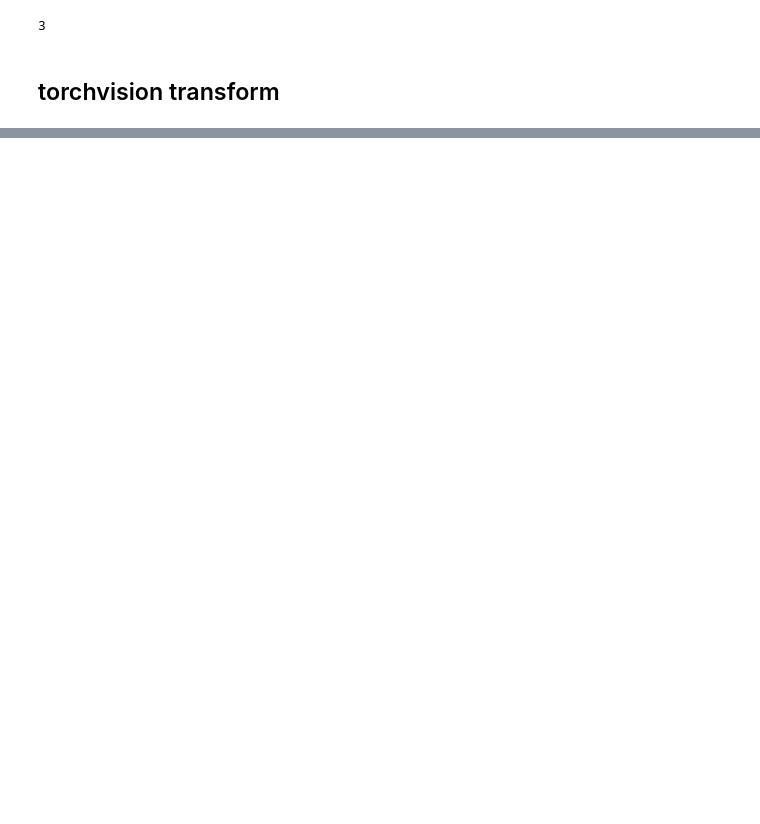
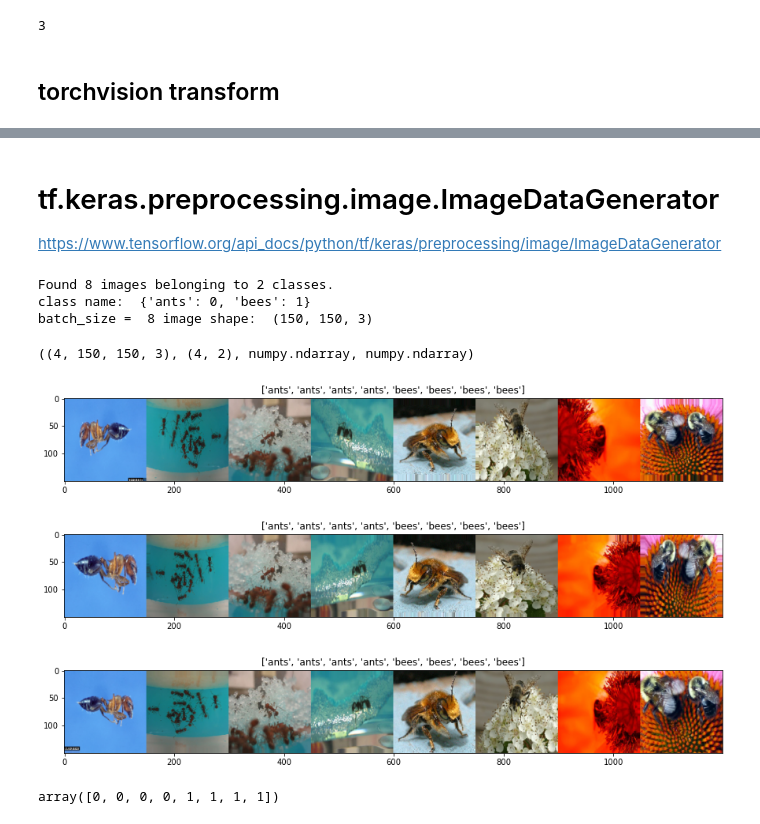
Before and after one commit to hccho2/hccho2FirstGitProject, a Jupyter notebook: torch_files/torchvision_transforms.ipynb, the cells around one changed output, grey strips where cells are left out. Saved outputs shown, nothing was run; the diff lists cells and outputs as text; code cells hidden in the pictures; blank space fills up the shorter version.

```diff
--- a/torch_files/torchvision_transforms.ipynb
+++ b/torch_files/torchvision_transforms.ipynb
@@ -98,0 +107,3 @@ tensor([-0.0039,  0.1846,  0.4186])
+# %% [markdown]
+# tf.keras.preprocessing.image.ImageDataGenerator
+https://www.tensorflow.org/api_docs/python/tf/keras/preprocessing/image/ImageDataGenerator
@@ -98,0 +113,39 @@ tensor([-0.0039,  0.1846,  0.4186])
+# %%
+data_dir = r'D:\hccho\CommonDataset\hymenoptera_data\small'   # 테스트를 위해, data몇개만 모아, 작은 dataset을 만듬.
+
+train_datagen = ImageDataGenerator(rescale=1./255, shear_range=0.2, zoom_range=0.2, horizontal_flip=True)
+#test_datagen = ImageDataGenerator(rescale=1./255)
+train_generator = train_datagen.flow_from_directory(data_dir, target_size=(150, 150), batch_size=8,class_mode='categorical',shuffle=False)
+
+print('class name: ', train_generator.class_indices)  # list(train_generator.class_indices) ==> ['ants', 'bees']
+
+print('batch_size = ',  train_generator.batch_size, 'image shape: ', train_generator.image_shape)
+# %% [output]
+Found 8 images belonging to 2 classes.
+class name:  {'ants': 0, 'bees': 1}
+batch_size =  8 image shape:  (150, 150, 3)
+# %%
+iterator = iter(train_generator)
+x,y = iterator.next()
+# %%
+x.shape, y.shape, type(x), type(y)
+# %% [output]
+((4, 150, 150, 3), (4, 2), numpy.ndarray, numpy.ndarray)
+# %%
+class_names = list(train_generator.class_indices.keys())
+for i in range(3):
+    inputs, classes = next(iter(train_generator))
+    inputs = np.concatenate(inputs, axis=1)  # (N,150,150,3)  ==> (150,750,3)
+    classes = classes.argmax(axis=-1)
+    plt.figure(figsize=(15,35))
+    plt.imshow(inputs)
+    plt.title([class_names[x] for x in classes])
+    plt.show()
+# %% [output]
+[figure, added]
+[figure, added]
+[figure, added]
+# %%
+train_generator.classes
+# %% [output]
+array([0, 0, 0, 0, 1, 1, 1, 1])
```
Also changed, not shown: parts of 11 cells of this notebook.
